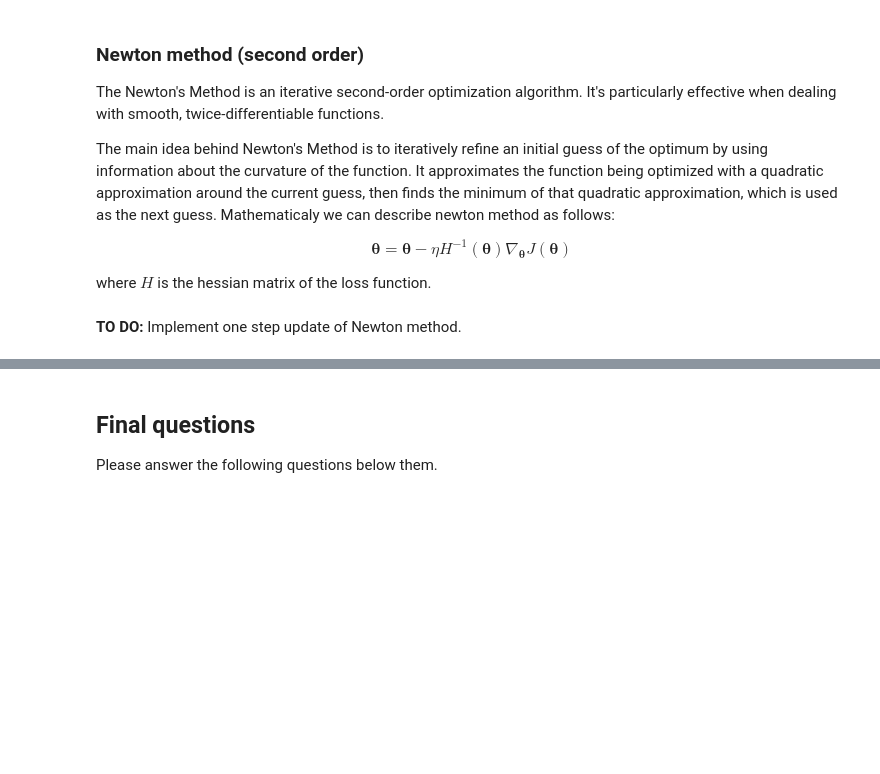
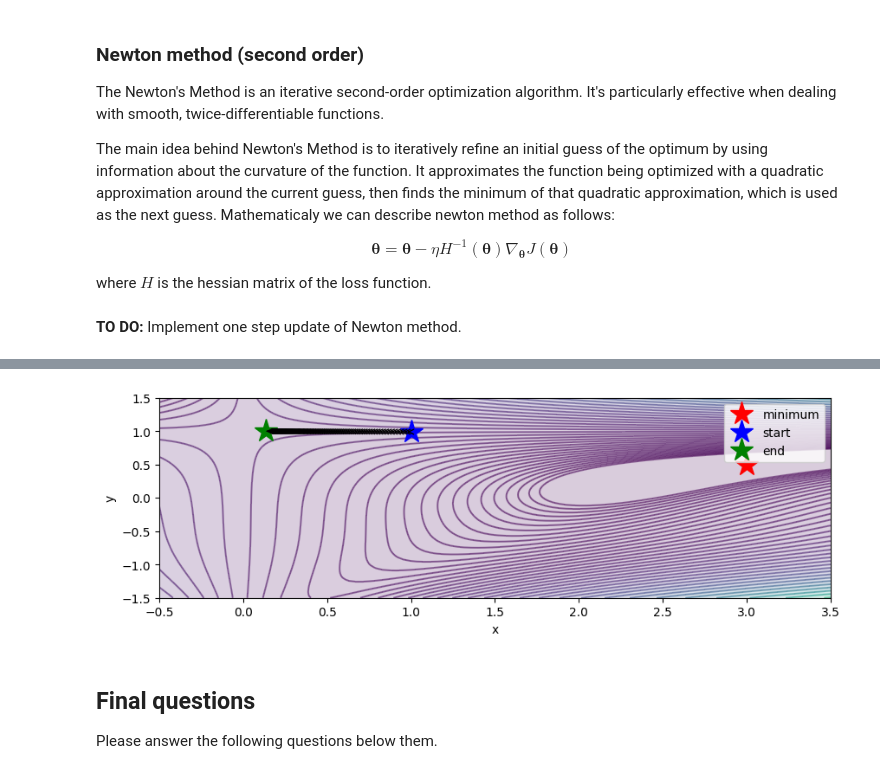
Before and after one commit to sehbeygi79/NN-Optimizers, a Jupyter notebook: NN-optimizers.ipynb, the cells around one changed output, grey strips where cells are left out. Saved outputs shown, nothing was run; the diff lists cells and outputs as text; code cells hidden in the pictures; blank space fills up the shorter version.

```diff
--- a/NN-optimizers.ipynb
+++ b/NN-optimizers.ipynb
@@ -476,18 +602,20 @@ optimize_loss(ackley, Newton_update, params, states, hyper_params, is_first_orde
 # %%
 # @title {run: "auto"}
 start_x = 1.0  # @param {type:"slider", min:-0.5, max:3.5, step:0.1}
 start_y = 0.99  # @param {type:"slider", min:-1.5, max:1.5, step:0.1}
-learning_rate = 0.015  # @param {type:"slider", min:0, max:0.02, step:0.0005}
-epochs = 52  # @param {type:"slider", min:1, max:150, step:1}
+learning_rate = 0.02  # @param {type:"slider", min:0, max:0.02, step:0.0005}
+epochs = 97  # @param {type:"slider", min:1, max:150, step:1}
 is_first_order = False
 
 x = torch.tensor(start_x, dtype=torch.float32, requires_grad=True)
 y = torch.tensor(start_y, dtype=torch.float32, requires_grad=True)
 params = [x, y]
 states = []
 hyper_params = {"lr": learning_rate}
 
 optimize_loss(beale, Newton_update, params, states, hyper_params, is_first_order)
+# %% [output]
+[figure, added]
 # %% [markdown]
 ## Final questions
 Please answer the following questions below them.
```
Also changed, not shown: parts of 19 cells of this notebook.
